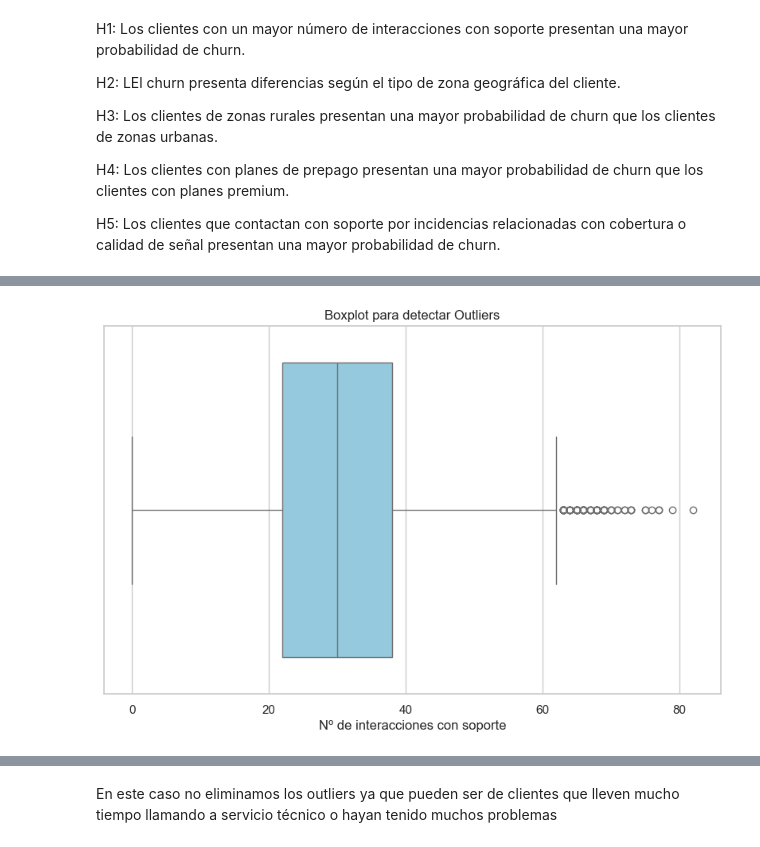
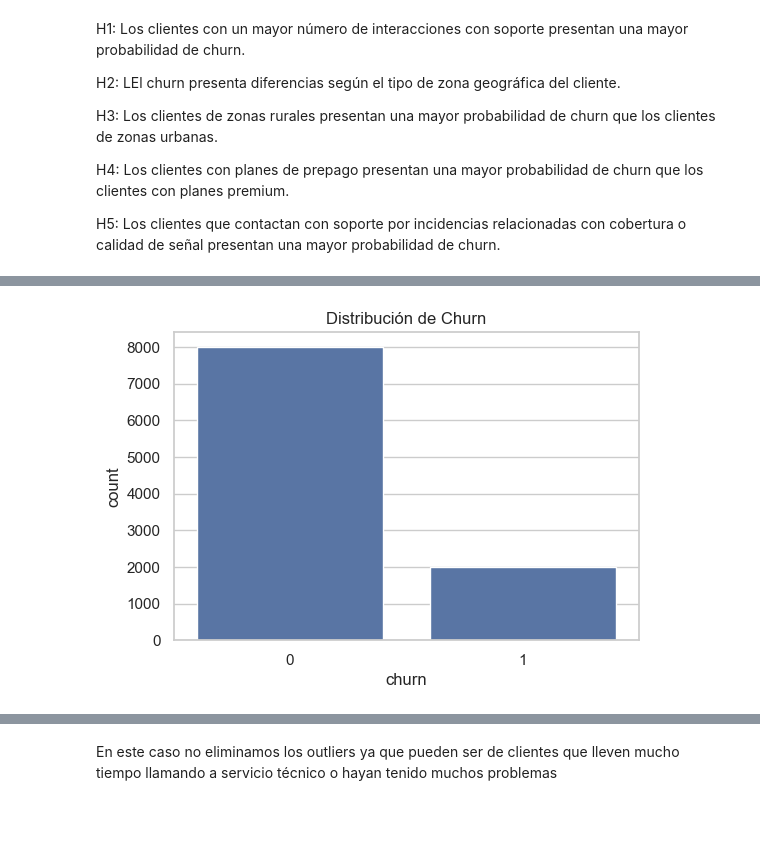
Before and after one commit to ancarmar03-create/UCV-Churn, a Jupyter notebook: notebooks/modelo1.ipynb, the cells around one changed output, grey strips where cells are left out. Saved outputs shown, nothing was run; the diff lists cells and outputs as text; code cells hidden in the pictures; blank space fills up the shorter version.

```diff
--- a/notebooks/modelo1.ipynb
+++ b/notebooks/modelo1.ipynb
@@ -377,0 +319,8 @@ df_modelo
+# %%
+soporte_cliente = soporte_cliente.merge(
+    df_clientes[
+        ['cliente_id', 'antiguedad_meses']
+    ],
+    on='cliente_id',
+    how='left'
+)
@@ -378 +355,14 @@ df_modelo
+# %%
+cols_soporte = [
+    'num_interacciones_total',
+    'duracion_media',
+    'pct_resuelto',
+    'satisfaccion_media',
+    'interacciones_por_mes'
+]
+
+df_modelo_final[cols_soporte] = (
+    df_modelo_final[cols_soporte]
+    .fillna(0)
+)
 # %%
@@ -531,0 +392,10 @@ df_modelo_final
+# %%
+df_modelo_final = df_modelo_final.drop(
+    columns=['antiguedad_meses_y']
+)
+# %%
+df_modelo_final = df_modelo_final.rename(
+    columns={
+        'antiguedad_meses_x':'antiguedad_meses'
+    }
+)
@@ -556,10 +434,9 @@ Name: num_interacciones, dtype: float64
-# %%
-
-plt.figure(figsize=(10, 6)) # Ajusta el tamaño si lo necesitas
-sns.boxplot(x=df_modelo_final['num_interacciones'], color='skyblue')
-
-plt.title('Boxplot para detectar Outliers')
-plt.xlabel('Nº de interacciones con soporte')
-plt.show()
-# %% [output]
-[figure, removed]
+# %%
+
+
+plt.figure(figsize=(6, 4))
+sns.countplot(data=df_modelo_final, x='churn')
+plt.title('Distribución de Churn')
+plt.show()
+# %% [output]
+[figure, added]
```
Also changed, not shown: parts of 40 cells of this notebook.
